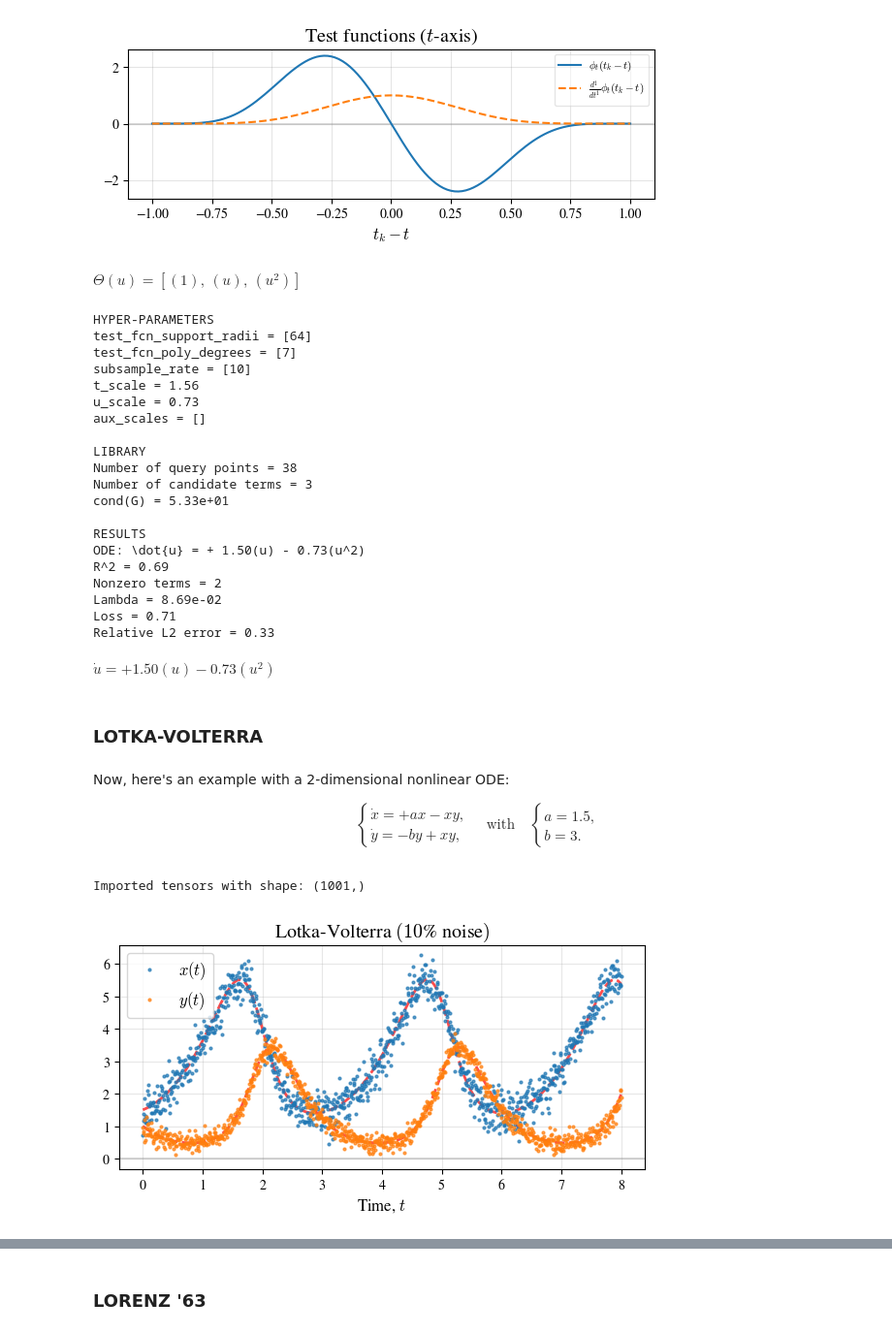
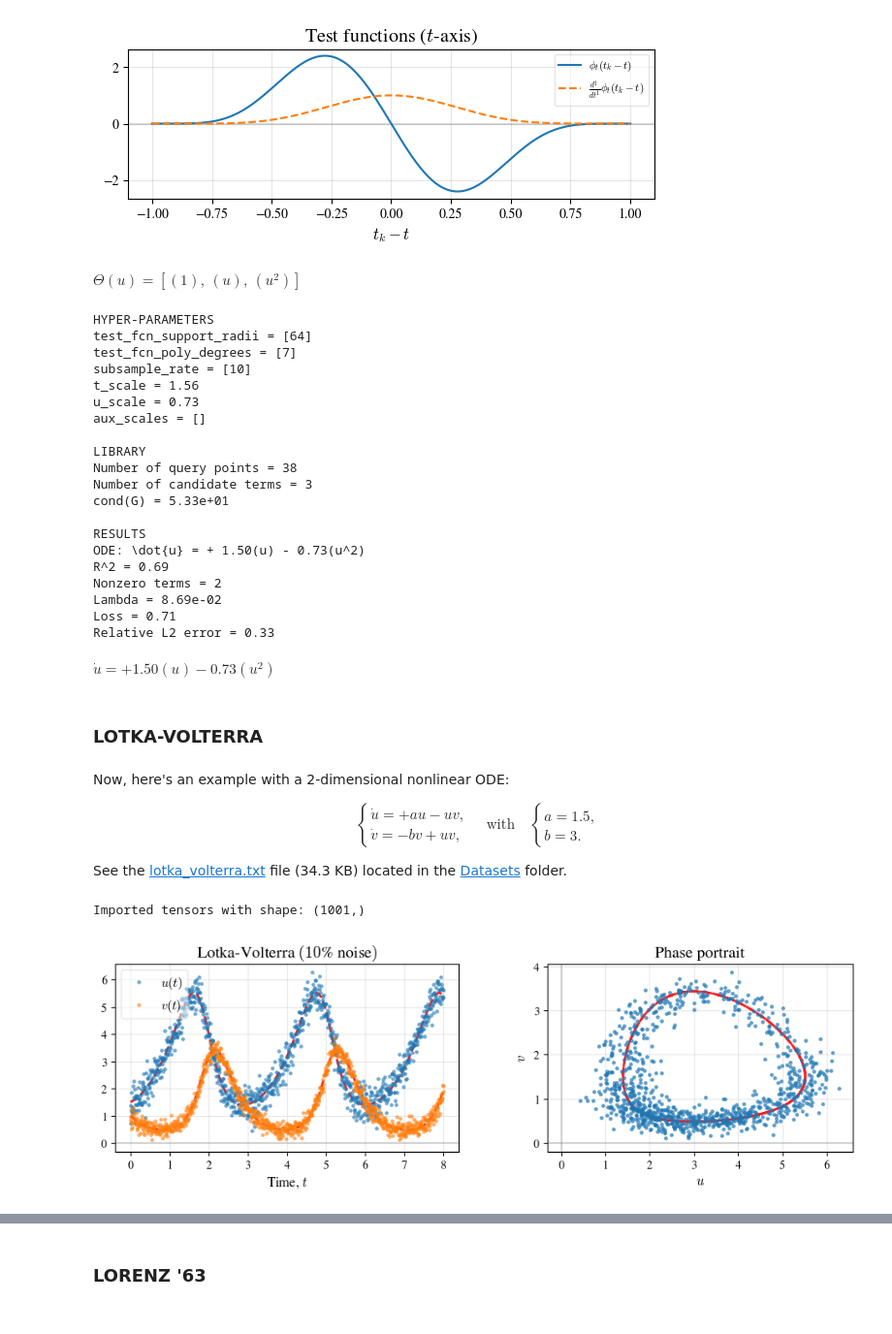
Before and after one commit to SethMinor/PyWSINDy-for-PDEs, a Jupyter notebook: dev/wsindy_dev.ipynb, the cells around one changed output, grey strips where cells are left out. Shown at 97% size. Drawn from its saved outputs; the diff is of its cells as text; code cells hidden in the pictures.

```diff
--- a/dev/wsindy_dev.ipynb
+++ b/dev/wsindy_dev.ipynb
@@ -729,10 +731,6 @@ model.set_library(G, powers, derivs, rhs_names)
 # Find sparse weights
 w = model.MSTLS()
 model.print_report()
-
-# Print out the symbolic equation
-pde = symbolic_eqn(model.lhs_name, model.rhs_names, model.coeffs)
-display(Math(pde))
 # %% [output]
 $\displaystyle \Theta(u)=[(1), \, (u), \, (u^2)]$
 HYPER-PARAMETERS
@@ -755,4 +753,9 @@ Nonzero terms = 2
 Lambda = 8.69e-02
 Loss = 0.71
 Relative L2 error = 0.33
-$\displaystyle \dot{u} = + 1.50(u) - 0.73(u^2)$
+# %%
+# Print out the symbolic equation
+ode = symbolic_eqn(model.lhs_name, model.rhs_names, model.coeffs)
+display(Math(ode))
+# %% [output]
+$\displaystyle \dot{u} = + 1.50(u) - 0.73(u^2)$
@@ -763,8 +770,8 @@ Now, here's an example with a 2-dimensional nonlinear ODE:
 $$
 \begin{align*}
   \begin{cases}
-    \dot{x} = +ax - xy,\\
-    \dot{y} = -by + xy,
+    \dot{u} = +au - uv,\\
+    \dot{v} = -bv + uv,
   \end{cases}
   \quad \text{with} \quad
   \begin{cases}
@@ -774,39 +781,54 @@ $$
   \end{cases}
 \end{align*}
 $$
+See the [lotka_volterra.txt](../Datasets/lotka_volterra.txt) file (34.3 KB) located in the [Datasets](../Datasets) folder.
 # %%
 # Add observation noise?
 noise = 0.1
 # %%
 # IMPORT THE DATA
 data_path = '../Datasets/lotka_volterra.txt'
 torch.manual_seed(0);
 
 # Read in CSV data
-[X0, Y0] = torch.tensor(np.loadtxt(data_path, delimiter=','))
-X = X0 if noise == 0 else add_noise(X0, noise)
-Y = Y0 if noise == 0 else add_noise(Y0, noise)
-print(f"Imported tensors with shape: {X.numpy().shape}")
+[U0, V0] = torch.tensor(np.loadtxt(data_path, delimiter=','))
+U = U0 if noise == 0 else add_noise(U0, noise)
+V = V0 if noise == 0 else add_noise(V0, noise)
+print(f"Imported tensors with shape: {U.numpy().shape}")
 
 # Time
 [T, Nt] = [8, 1001]
 t = torch.linspace(0, T, Nt)
 
 # Preview the data
-plt.figure(figsize=(7,3))
-plt.axhline(0, color='gray', alpha=0.3)
-plt.plot(t, X0, '--', color='r', lw=2, alpha=0.7)
-plt.plot(t, Y0, '--', color='r', lw=2, alpha=0.7)
-plt.plot(t, X, '.', ms=4, label='$x(t)$', alpha=0.7)
-plt.plot(t, Y, '.', ms=4, label='$y(t)$', alpha=0.7)
-plt.xlabel('Time, $t$')
-plt.title(f'Lotka-Volterra $({noise*100:.0f}$% noise$)$')
-plt.grid(True, alpha=0.3)
-plt.legend(loc='upper left')
+fig,ax = plt.subplots(1,2, figsize=(12,3))
+
+# Time series
+ax[0].axhline(0, color='gray', alpha=0.3)
+ax[0].plot(t, U0, '--', color='r', lw=2, alpha=0.9)
+ax[0].plot(t, V0, '--', color='r', lw=2, alpha=0.9)
+ax[0].plot(t, U, '.', ms=5, label='$u(t)$', alpha=0.5)
+ax[0].plot(t, V, '.', ms=5, label='$v(t)$', alpha=0.5)
+ax[0].set_xlabel('Time, $t$')
+ax[0].set_title(f'Lotka-Volterra $({noise*100:.0f}$% noise$)$')
+ax[0].grid(True, alpha=0.3)
+ax[0].legend(loc='upper left', fontsize=11, framealpha=0.5)
+
+# Phase portrait
+ax[1].axhline(0, color='gray', alpha=0.3)
+ax[1].axvline(0, color='gray', alpha=0.3)
+ax[1].plot(U0, V0, '--', color='r', lw=2, alpha=0.9)
+ax[1].plot(U, V, '.', ms=5, alpha=0.6)
+ax[1].set_xlabel('$u$')
+ax[1].set_ylabel('$v$')
+ax[1].set_title(f'Phase portrait')
+ax[1].grid(True, alpha=0.3)
+ax[1].set_aspect('equal')
+
 plt.show()
 # %% [output]
 Imported tensors with shape: (1001,)
-[figure, old version]
+[figure, new version]
 # %%
 # Temporal grid
 grid = [t]
```
Also changed, not shown: parts of 43 cells of this notebook, 3 other files.
